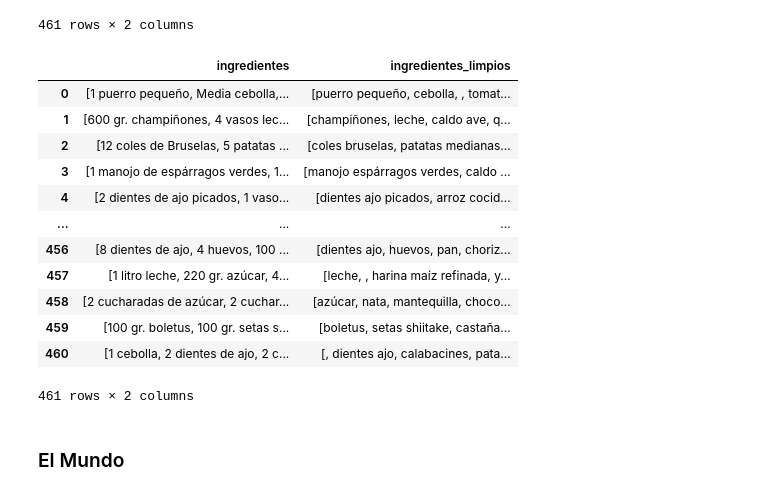
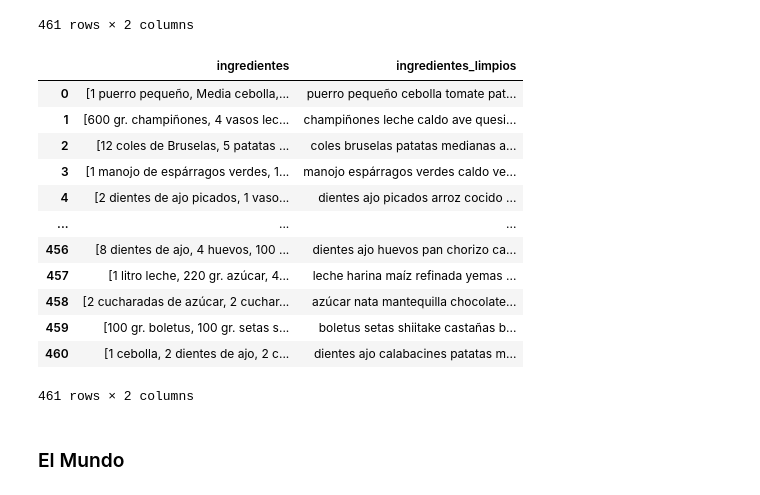
Before and after one commit to nikodyulger/lago-de-recetas, a Jupyter notebook: notebooks/limpieza.ipynb, the cells around one changed output. Cells and saved outputs as stored; diff of their text form; code cells hidden in the pictures.

```diff
--- a/notebooks/limpieza.ipynb
+++ b/notebooks/limpieza.ipynb
@@ -115,8 +116,7 @@ df_hogar_mania[['titulo', 'titulo_link']]
 # %%
 nlp = spacy.load('es_core_news_sm')
 # %%
-def extract_ingredients(text):
-    doc = nlp(text.lower())
+def extract_ingredients(ingrs):
     unnecessary_bow = [
         "gr",
         "g",
@@ -149,14 +149,17 @@ def extract_ingredients(text):
         "chorrito"
     ]
     admitted_class_words = ["NOUN", "PROPN", "PRON", "ADJ"] # 220 gr. azúcar | 1 cebolla => lo identifica como VERB ?!
-    filtered_tokens = [
-        token.text
-        for token in doc
-        if not token.like_num
-        and not token.is_stop
-        and not token.is_punct
-        and token.pos_ in admitted_class_words
-        and token.text not in unnecessary_bow
-    ]
-    return " ".join(filtered_tokens) # TODO do not join empty tokens
+    filtered_tokens = []
+    for ing in ingrs:
+        doc = nlp(ing.lower())
+        filtered_tokens += [
+            token.text
+            for token in doc
+            if not token.like_num
+            and not token.is_stop
+            and not token.is_punct
+            and token.pos_ in admitted_class_words
+            and token.text not in unnecessary_bow
+        ]
+    return " ".join(filtered_tokens)
 # %%
@@ -301,21 +312,21 @@ df_saber_vivir[['titulo', 'titulo_link']]
 | 460 | Crema de calabacín con salmón | crema de calabacin con salmon |
 461 rows × 2 columns
 # %%
-df_saber_vivir['ingredientes_limpios'] = df_saber_vivir['ingredientes'].apply(lambda ingrs: [extract_ingredients(ingr) for ingr in ingrs])
+df_saber_vivir['ingredientes_limpios'] = df_saber_vivir['ingredientes'].apply(extract_ingredients)
 df_saber_vivir[['ingredientes','ingredientes_limpios']]
 # %% [output]
 |  | ingredientes | ingredientes_limpios |
-| 0 | [1 puerro pequeño, Media cebolla,... | [puerro pequeño, cebolla, , tomat... |
-| 1 | [600 gr. champiñones, 4 vasos lec... | [champiñones, leche, caldo ave, q... |
-| 2 | [12 coles de Bruselas, 5 patatas ... | [coles bruselas, patatas medianas... |
-| 3 | [1 manojo de espárragos verdes, 1... | [manojo espárragos verdes, caldo ... |
-| 4 | [2 dientes de ajo picados, 1 vaso... | [dientes ajo picados, arroz cocid... |
+| 0 | [1 puerro pequeño, Media cebolla,... | puerro pequeño cebolla tomate pat... |
+| 1 | [600 gr. champiñones, 4 vasos lec... | champiñones leche caldo ave quesi... |
+| 2 | [12 coles de Bruselas, 5 patatas ... | coles bruselas patatas medianas a... |
+| 3 | [1 manojo de espárragos verdes, 1... | manojo espárragos verdes caldo ve... |
+| 4 | [2 dientes de ajo picados, 1 vaso... | dientes ajo picados arroz cocido ... |
 | ... | ... | ... |
-| 456 | [8 dientes de ajo, 4 huevos, 100 ... | [dientes ajo, huevos, pan, choriz... |
-| 457 | [1 litro leche, 220 gr. azúcar, 4... | [leche, , harina maíz refinada, y... |
-| 458 | [2 cucharadas de azúcar, 2 cuchar... | [azúcar, nata, mantequilla, choco... |
-| 459 | [100 gr. boletus, 100 gr. setas s... | [boletus, setas shiitake, castaña... |
-| 460 | [1 cebolla, 2 dientes de ajo, 2 c... | [, dientes ajo, calabacines, pata... |
+| 456 | [8 dientes de ajo, 4 huevos, 100 ... | dientes ajo huevos pan chorizo ca... |
+| 457 | [1 litro leche, 220 gr. azúcar, 4... | leche harina maíz refinada yemas ... |
+| 458 | [2 cucharadas de azúcar, 2 cuchar... | azúcar nata mantequilla chocolate... |
+| 459 | [100 gr. boletus, 100 gr. setas s... | boletus setas shiitake castañas b... |
+| 460 | [1 cebolla, 2 dientes de ajo, 2 c... | dientes ajo calabacines patatas m... |
 461 rows × 2 columns
 # %% [markdown]
 ### El Mundo
```
Also changed, not shown: parts of 7 cells of this notebook.
